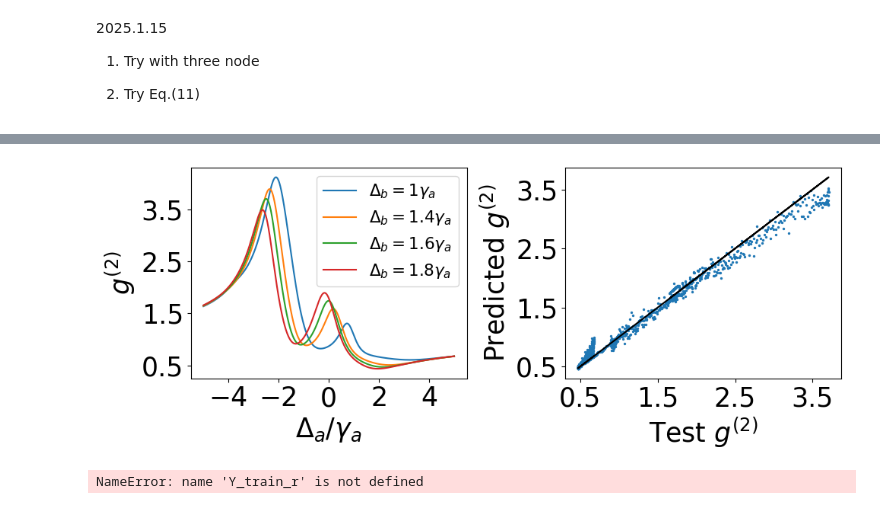
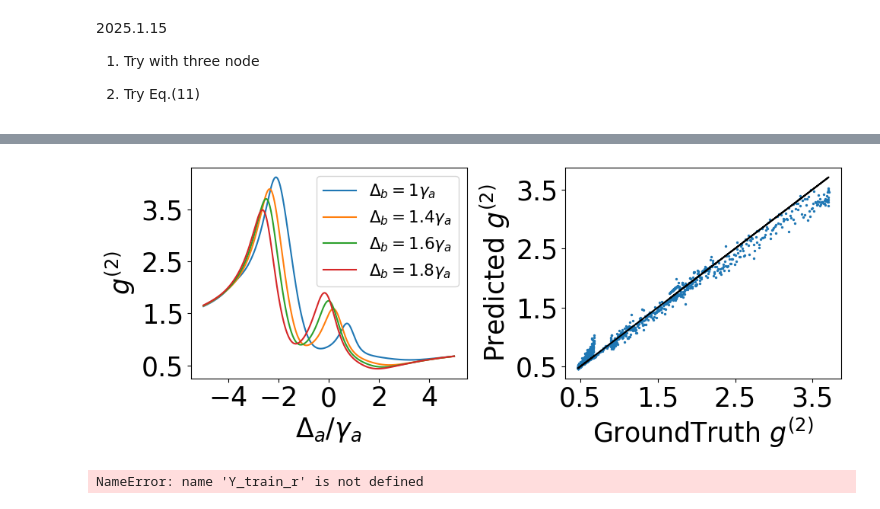
Before and after one commit to kdg930202/Polariton_neural_network, a Jupyter notebook: case3_transfer learning.ipynb, the cells around one changed output, grey strips where cells are left out. Cells and saved outputs as stored; diff of their text form; code cells hidden in the pictures.

```diff
--- a/case3_transfer learning.ipynb
+++ b/case3_transfer learning.ipynb
@@ -81,26 +81,26 @@ mean_squared_error(g2_test, Y_predict_RFR)
 # %%
 plt.figure(figsize=(10,4))
 plt.subplot(1,2,1)
 plt.plot(Deltas[0],mat['g2_a_D2_1_1000'],label='$\Delta_{b} = 1\gamma_a$')
 plt.plot(Deltas[0],mat['g2_a_D2_14_1000'],label='$\Delta_{b} = 1.4\gamma_a$')
 plt.plot(Deltas[0],mat['g2_a_D2_16_1000'],label='$\Delta_{b} = 1.6\gamma_a$')
 plt.plot(Deltas[0],mat['g2_a_D2_18_1000'],label='$\Delta_{b} = 1.8\gamma_a$')
 plt.xticks(fontsize=25)
 plt.yticks([0.5,1.5,2.5,3.5],fontsize=25)
 plt.xlabel('$\Delta_{a}/\gamma_a$',fontsize=25)
 plt.ylabel('$g^{(2)}$',fontsize=25)
 plt.legend(fontsize=15.5)
 
 plt.subplot(1,2,2)
 plt.scatter(g2_test, Y_predict_RFR,s=2)
 plt.plot(g2_test,g2_test,'k')
 plt.xticks([0.5,1.5,2.5,3.5],fontsize=25)
 plt.yticks([0.5,1.5,2.5,3.5],fontsize=25)
-plt.xlabel('Test $g^{(2)}$',fontsize=25)
+plt.xlabel('GroundTruth $g^{(2)}$',fontsize=25)
 plt.ylabel('Predicted $g^{(2)}$',fontsize=25)
 plt.tight_layout()
 # %% [output]
-[figure, old version]
+[figure, new version]
 # %%
 plt.scatter(Y_train_r, Y_train_g2)
 # %% [output]
```
Also changed, not shown: parts of 1 cell of this notebook.
